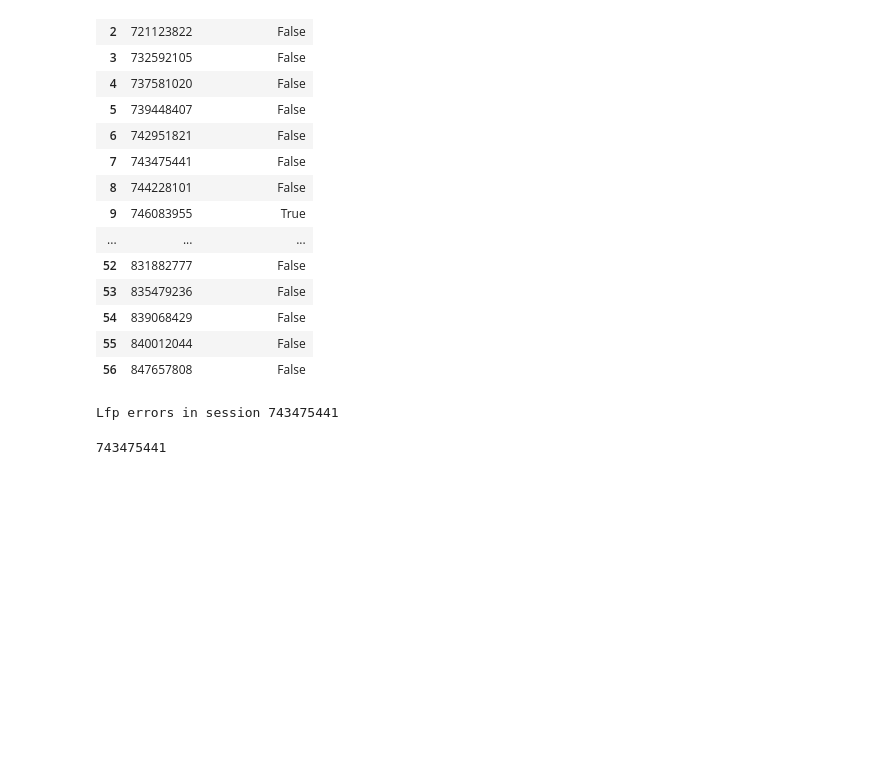
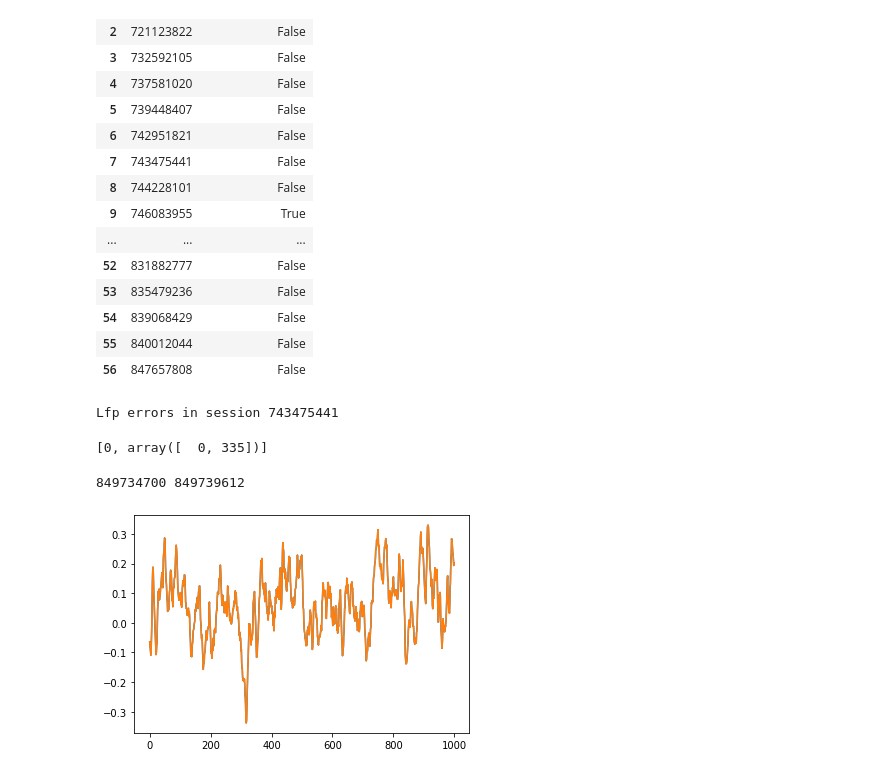
Before and after one commit to RobertoDF/Allen_visual_dataset_artifacts, a Jupyter notebook: check_lfp_errors_from_file.ipynb, the cells around one changed output. Drawn from its saved outputs; the diff is of its cells as text; code cells hidden in the pictures; blank space fills up the shorter version.

```diff
--- a/check_lfp_errors.ipynb
+++ b/check_lfp_errors_from_file.ipynb
@@ -149,6 +149,13 @@ errors = (session_id, errors)
 # %% [output]
 Lfp errors in session 743475441
 # %%
-errors[0]
+errors[1][0]
 # %% [output]
-743475441
+[0, array([  0, 335])]
+# %%
+plt.plot(to_check[:, 335])
+plt.plot(to_check[:, 0])
+print(channels[0], channels[355])
+# %% [output]
+849734700 849739612
+[figure, added]
```
Also changed, not shown: 1 other file.
